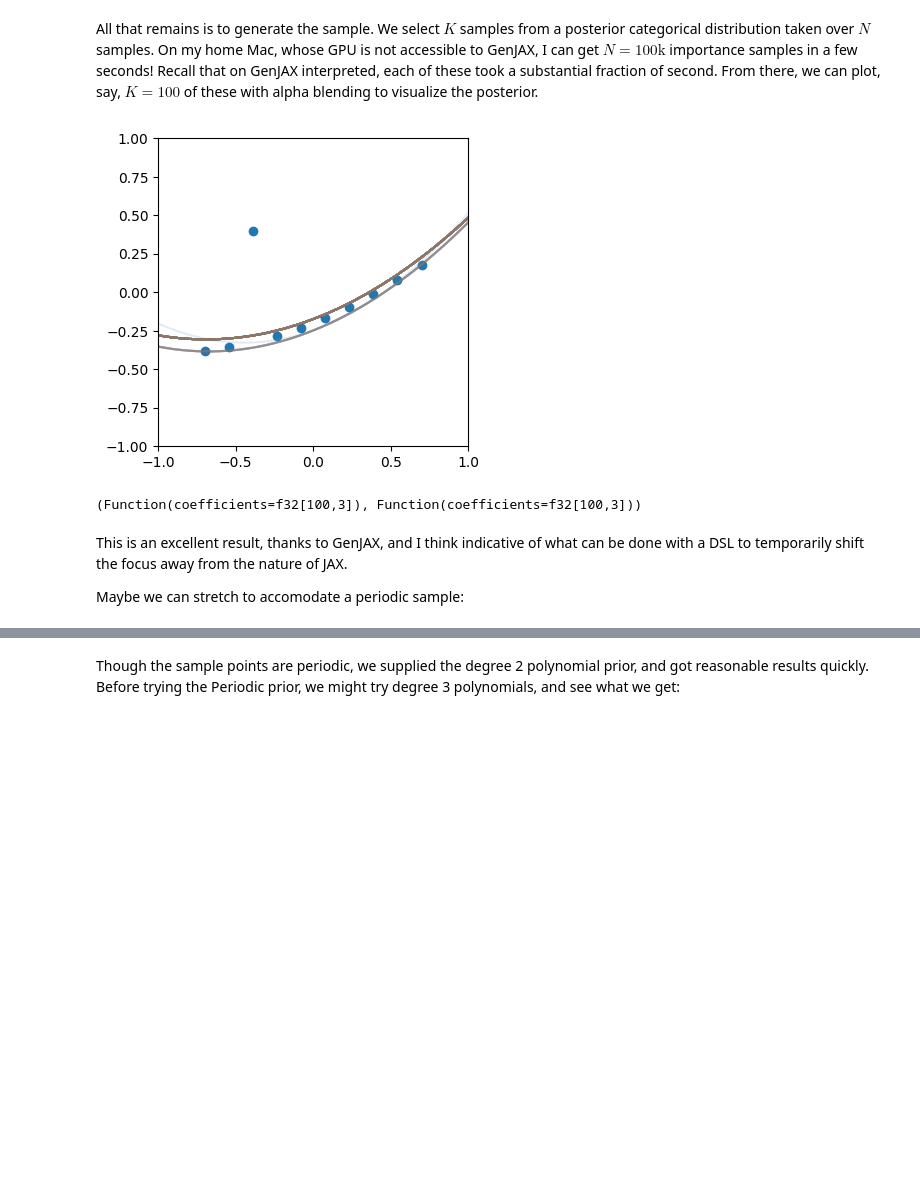
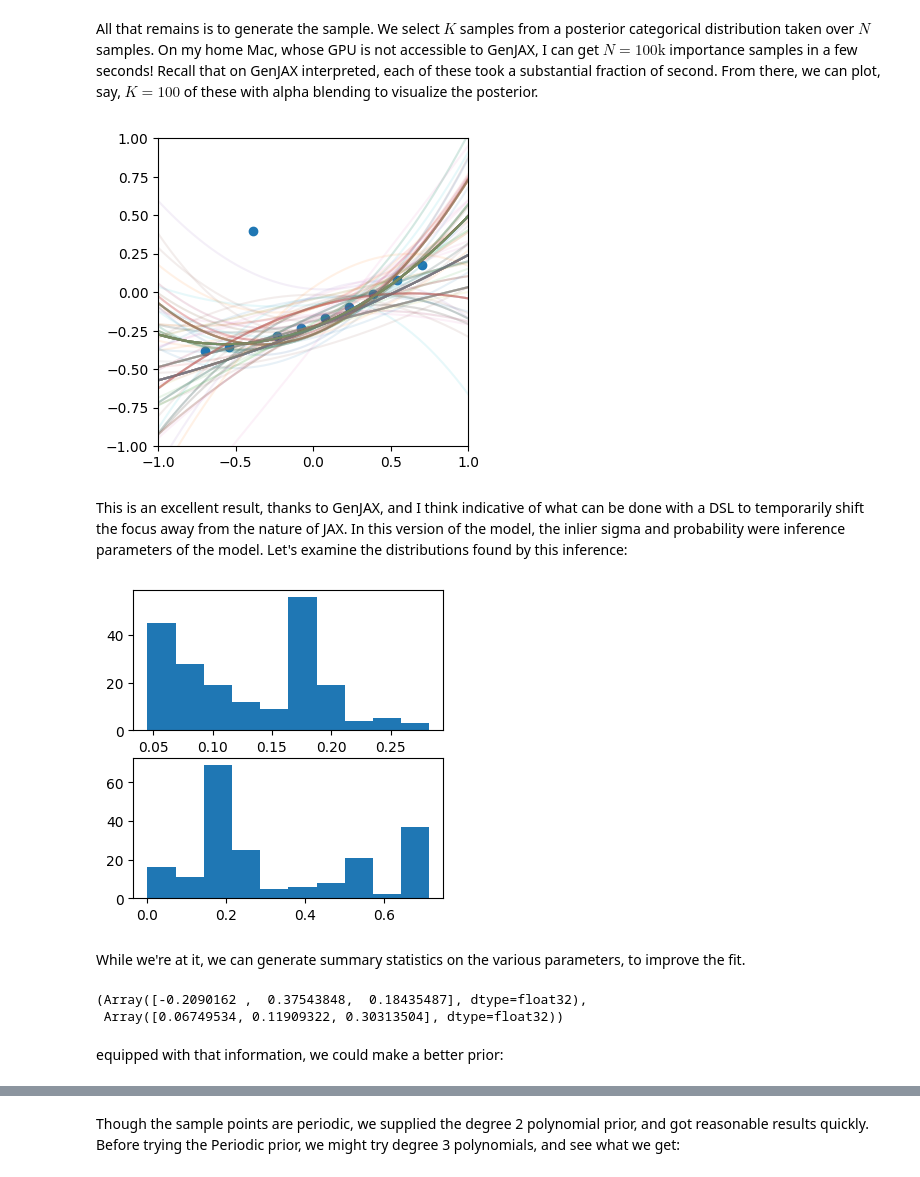
Before and after one commit to ChiSym/curve-fit, a Jupyter notebook: notebooks/blocks.ipynb, the cells around one changed output, grey strips where cells are left out. Drawn from its saved outputs; the diff is of its cells as text; code cells hidden in the pictures; blank space fills up the shorter version.

```diff
--- a/notebooks/blocks.ipynb
+++ b/notebooks/blocks.ipynb
@@ -170,15 +169,30 @@ def plot_posterior(fs: BlockFunction, xs, ys):
 # %% [markdown]
 All that remains is to generate the sample. We select $K$ samples from a posterior categorical distribution taken over $N$ samples. On my home Mac, whose GPU is not accessible to GenJAX, I can get $N=100\mathrm{k}$ importance samples in a few seconds! Recall that on GenJAX interpreted, each of these took a substantial fraction of second. From there, we can plot, say, $K=100$ of these with alpha blending to visualize the posterior.
 # %%
-fs = curve_fit.importance_sample(xs, ys, 100000, 100)
-plot_posterior(fs, xs, ys)
+tr = curve_fit.importance_sample(xs, ys, 100000, 200)
+plot_posterior(tr, xs, ys)
 # %% [output]
-[figure, old version]
+[figure, new version]
-# %%
-fs, P.sample(100).get_retval()
-# %% [output]
-(Function(coefficients=f32[100,3]), Function(coefficients=f32[100,3]))
 # %% [markdown]
-This is an excellent result, thanks to GenJAX, and I think indicative of what can be done with a DSL to temporarily shift the focus away from the nature of JAX.
-
-Maybe we can stretch to accomodate a periodic sample:
+This is an excellent result, thanks to GenJAX, and I think indicative of what can be done with a DSL to temporarily shift the focus away from the nature of JAX. In this version of the model, the inlier sigma and probability were inference parameters of the model. Let's examine the distributions found by this inference:
+# %%
+def param_histo(tr):
+    fig, ax = plt.subplots(2, figsize=(4, 4))
+    ax[0].hist(tr.get_choices()['sigma_inlier'])
+    ax[1].hist(tr.get_choices()['p_outlier'])
+
+param_histo(tr)
+# %% [output]
+[figure, added]
+# %% [markdown]
+While we're at it, we can generate summary statistics on the various parameters, to improve the fit.
+# %%
+coefficients = tr.get_choices()['curve', 'p', 'coefficients']
+means = jnp.mean(coefficients, axis=0)
+stdevs = jnp.sqrt(jnp.var(coefficients, axis=0))
+means, stdevs
+# %% [output]
+(Array([-0.2090162 ,  0.37543848,  0.18435487], dtype=float32),
+ Array([0.06749534, 0.11909322, 0.30313504], dtype=float32))
+# %% [markdown]
+equipped with that information, we could make a better prior:
```
Also changed, not shown: parts of 14 cells of this notebook, 1 other file.
